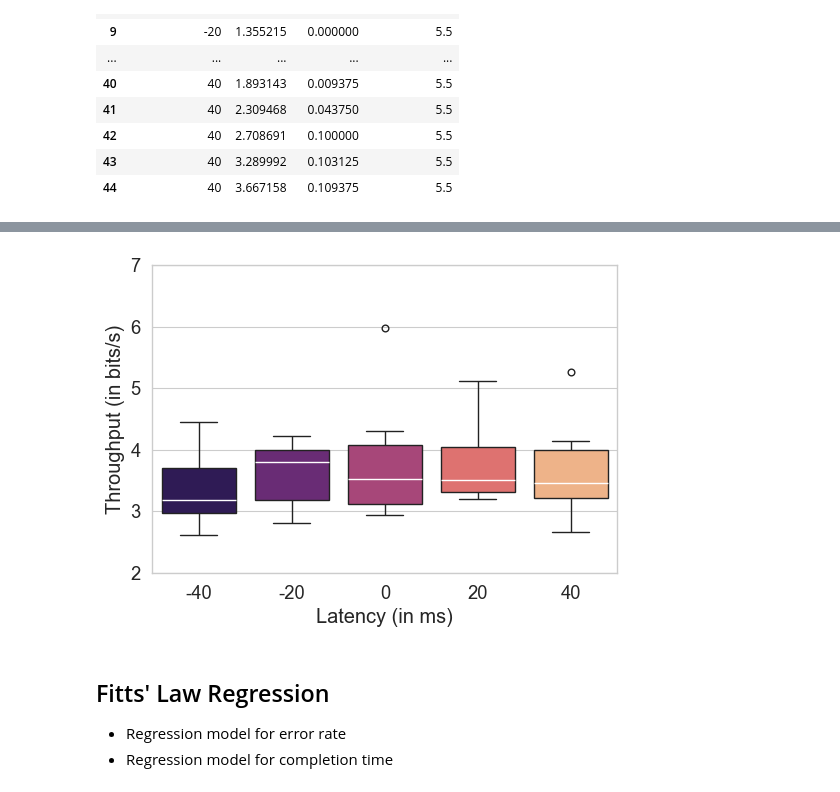
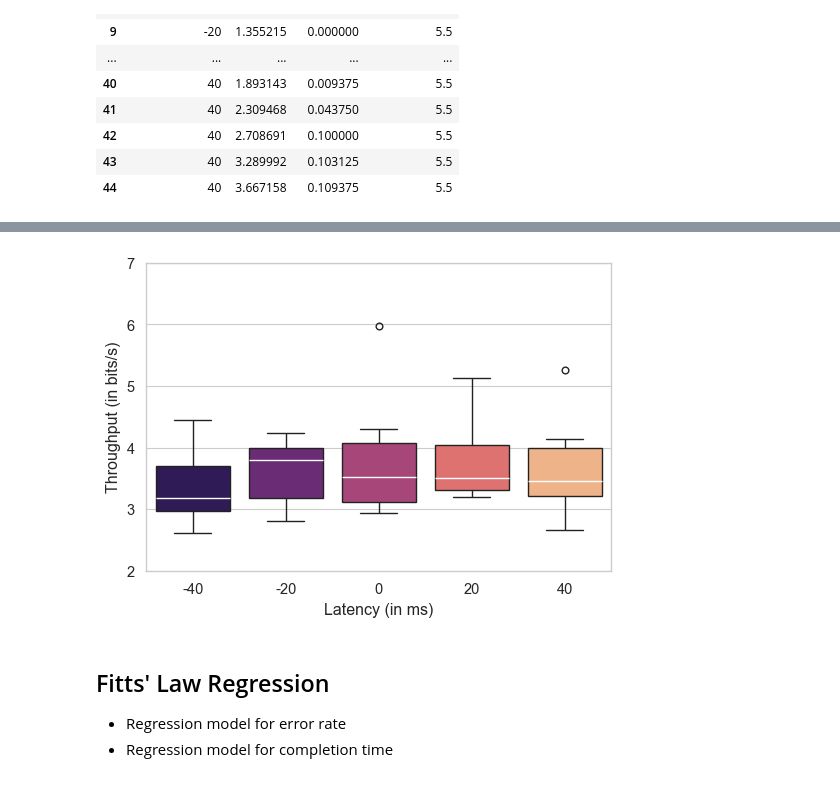
Before and after one commit to lucawoik/SpeedyMouseEvaluation, a Jupyter notebook: descriptive_analysis.ipynb, the cells around one changed output, grey strips where cells are left out. Saved outputs shown, nothing was run; the diff lists cells and outputs as text; code cells hidden in the pictures.

```diff
--- a/descriptive_analysis.ipynb
+++ b/descriptive_analysis.ipynb
@@ -423,5 +423,5 @@ plt.savefig('figures/boxplot_error_rate.png', bbox_inches='tight')
 # %%
-sns.set_theme(style="whitegrid", font_scale=1.5, context="paper")
+sns.set_theme(style="whitegrid", font_scale=1.2, context="paper")
 palette = sns.color_palette("magma", 5)
 sns.set_palette(palette)
 fig2 = plt.figure(figsize=(6, 4))
@@ -466,5 +466,5 @@ plt.savefig('figures/boxplot_completion_time.png', bbox_inches='tight')
 # %%
-sns.set_theme(style="whitegrid", font_scale=1.5, context="paper")
+sns.set_theme(style="whitegrid", font_scale=1.2, context="paper")
 palette = sns.color_palette("magma", 5)
 sns.set_palette(palette)
 fig2 = plt.figure(figsize=(6, 4))
@@ -550,0 +658,26 @@ ax.set_ylim(0, 0.20)
+# %%
+sns.set_theme(style="whitegrid", font_scale=1.2, context="paper")
+palette = sns.color_palette("magma", 9)
+sns.set_palette(palette)
+fig2 = plt.figure(figsize=(6, 4))
+ax = plt.gca()
+
+sns.pointplot(
+    data=throughput_df.groupby(
+        ["participant_id", "level_of_latency", "IDe"], as_index=False
+    ).mean(),
+    x="level_of_latency",
+    y="completion_time",
+    hue="IDe",
+    palette=palette,
+    capsize=.1
+)
+
+ax.set_xlabel("Index of Difficulty")
+ax.set_ylabel("Movement Time in s")
+
+#
+sns.move_legend(ax, "upper left", bbox_to_anchor=(1, 1))
+
+# ax.set_y(0, 0.20)
+# plt.savefig('figures/boxplot_error_rate.pdf', bbox_inches='tight')
@@ -551,44 +686,31 @@ ax.set_ylim(0, 0.20)
 # %%
-sns.set_theme(style="whitegrid", font_scale=1.5, context="paper")
+sns.set_theme(style="whitegrid", font_scale=1.2, context="paper")
 palette = sns.color_palette("magma", 5)
 sns.set_palette(palette)
 fig2 = plt.figure(figsize=(6, 4))
 ax = plt.gca()
 
 p = sns.boxplot(
     data=throughput_df.groupby(
         ["participant_id", "level_of_latency"], as_index=False
     ).mean(),
     x="level_of_latency",
     y="throughput",
     hue="level_of_latency",
     palette=palette,
     showfliers=True,
     medianprops={"color": "white", "label": "_median_"},
 )
-# sns.swarmplot(
-#     data=error_df.groupby(
-#         ["participant_id", "level_of_latency"], as_index=False
-#     ).mean()*100,
-#     x="level_of_latency",
-#     y="error_rate",
-#     palette=palette,
-#     edgecolor="black",
-#     linewidth=0.5,
-#     alpha=0.5,
-#     dodge=True,
-#     legend=False,
-# )
 
 
 ax.set_xlabel("Latency (in ms)")
 ax.set_ylabel("Throughput (in bits/s)")
 
 ax.get_legend().set_visible(False)
 ax.set_ylim(2, 7)
 plt.savefig('figures/boxplot_throughput.pdf', bbox_inches='tight')
 # %% [output]
-[figure, old version]
+[figure, new version]
 # %% [markdown]
 ## Fitts' Law Regression
 - Regression model for error rate
```
Also changed, not shown: parts of 19 cells of this notebook, 1 other file.
